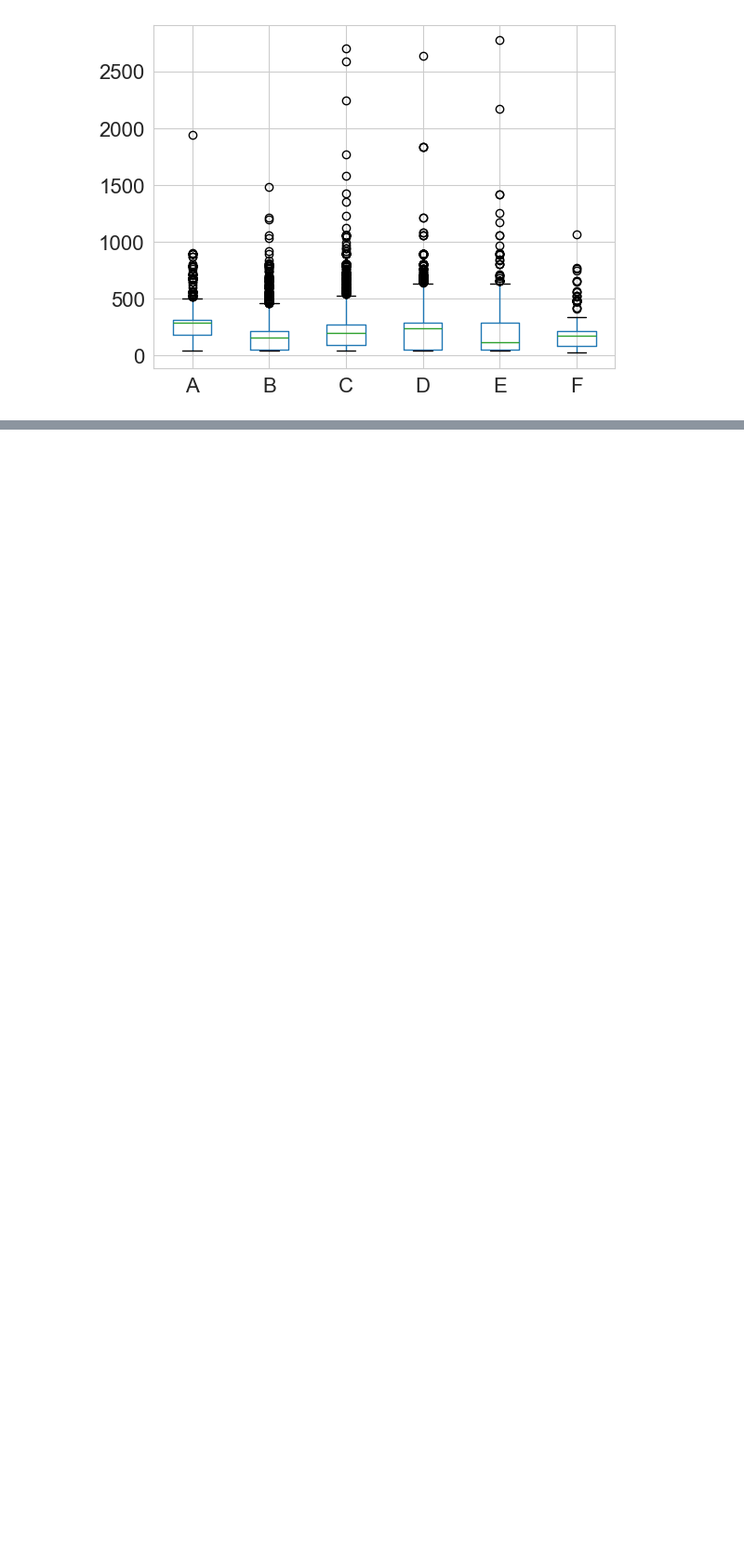
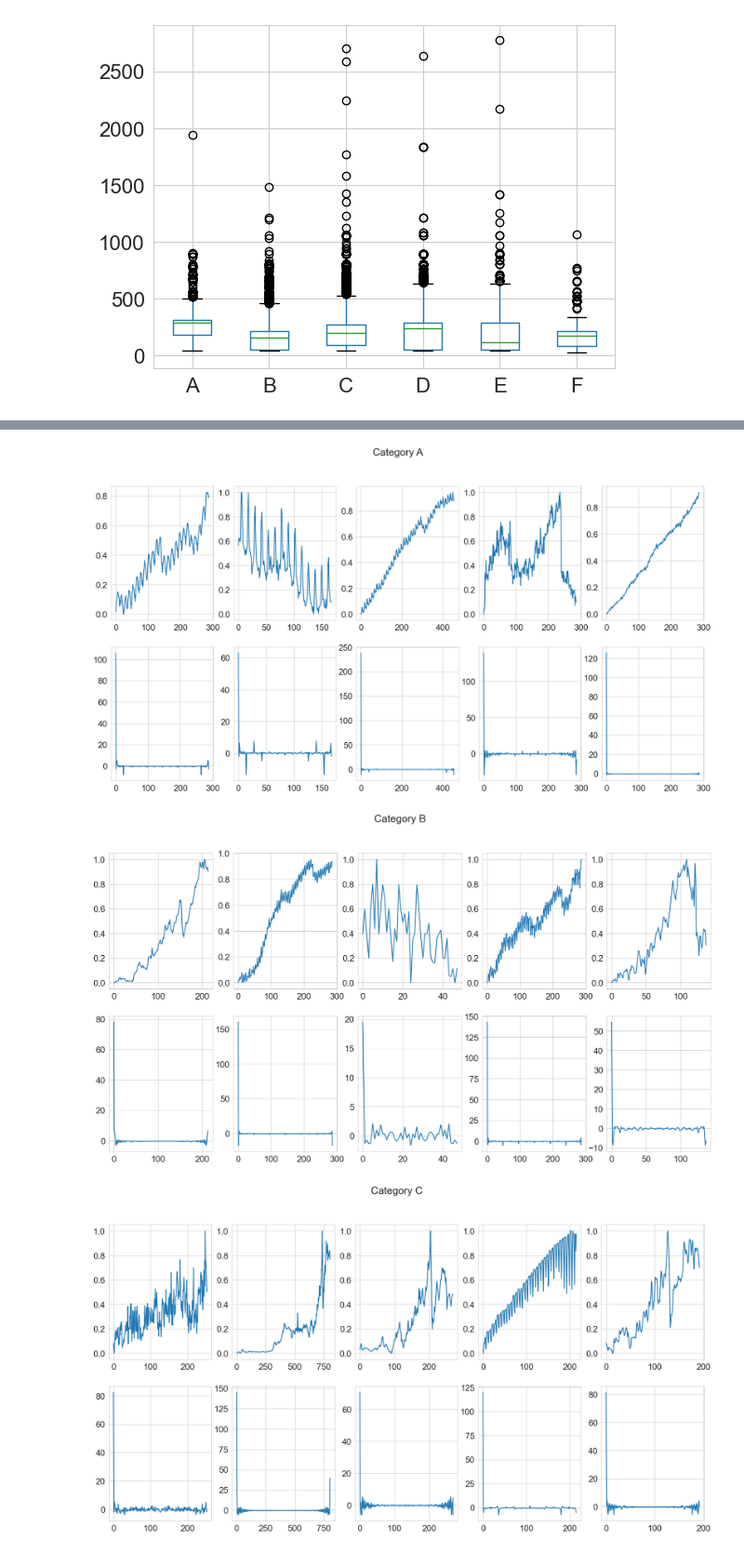
Before and after one commit to FrancescoNegri22/ANNDL-HW2, a Jupyter notebook: DatasetAnalisys.ipynb, the cells around one changed output, grey strips where cells are left out. Shown at 93% size. Cells and saved outputs as stored; diff of their text form; code cells hidden in the pictures; blank space fills up the shorter version.

```diff
--- a/DatasetAnalisys.ipynb
+++ b/DatasetAnalisys.ipynb
@@ -116,0 +183,20 @@ for c in np.unique(categories):
+# %%
+# Fourier Transformation
+
+for c in np.unique(categories):
+    n_samples = 5
+    fig, axs = plt.subplots(2, n_samples, figsize=(20, 10))
+    timeseries = training_data[categories==c]
+    periods = valid_periods[categories==c]
+    fig.suptitle("Category " + c)
+    for i in range(n_samples):
+        index = random.randrange(len(timeseries))
+        ts = timeseries[index][periods[index, 0] : periods[index, 1]]
+        axs[0, i].plot(ts)
+        axs[1, i].plot(fft(ts))
+    plt.show()
+    plt.close()
+# %% [output]
+[figure, added]
+[figure, added]
+[figure, added]
```
Also changed, not shown: parts of 8 cells of this notebook.
